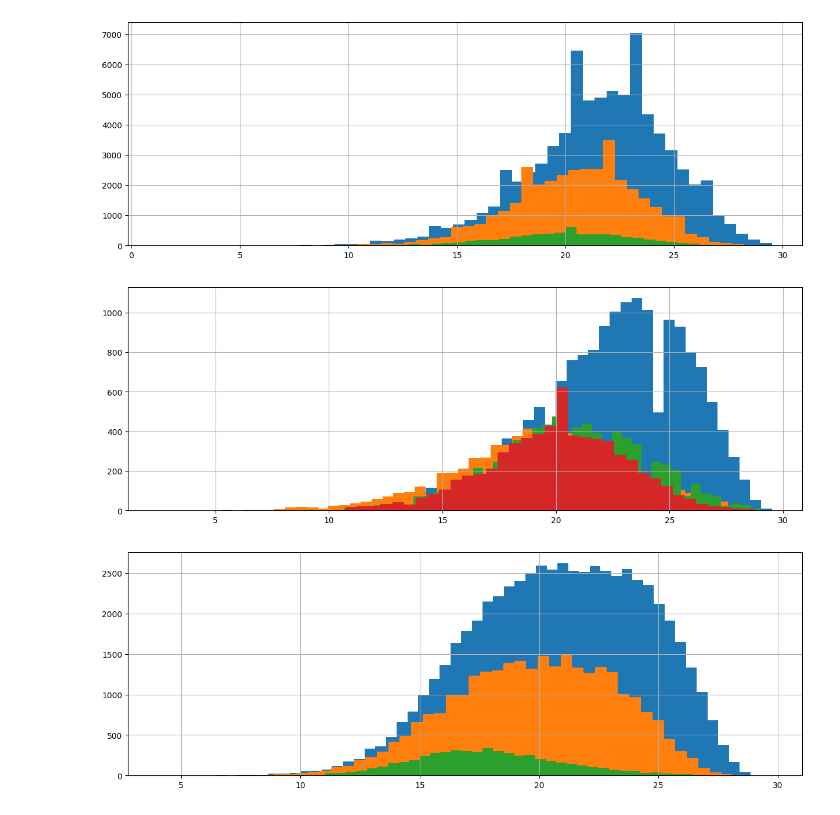
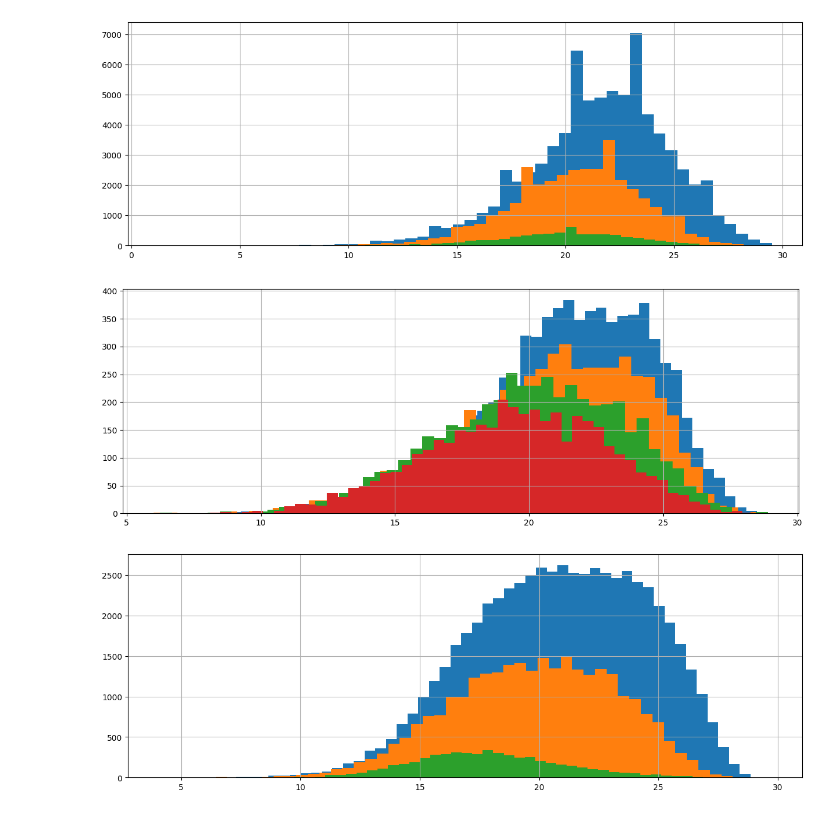
Before and after one commit to anthony2708/tech-savvy, a Jupyter notebook: assets/THPTQG/score_analysis_2024.ipynb, the cells around one changed output. Drawn from its saved outputs; the diff is of its cells as text; code cells hidden in the pictures.

```diff
--- a/assets/THPTQG/score_analysis_2024.ipynb
+++ b/assets/THPTQG/score_analysis_2024.ipynb
@@ -176,9 +176,9 @@ for ma_tinh in ['01', '02', '46']:
 [figure]
 # %%
 for ma_tinh in ['03', '04', '55', '46']:
-    df[df['ma_tinh'] == ma_tinh].c00.hist(bins = 51, figsize = (15,5))
+    df[df['ma_tinh'] == ma_tinh].a01.hist(bins = 51, figsize = (15,5))
 # %% [output]
-[figure, old version]
+[figure, new version]
 # %%
 for ma_tinh in ['01', '02', '46']:
     df[df['ma_tinh'] == ma_tinh].d14.hist(bins = 51, figsize = (15,5))
```
Also changed, not shown: parts of 2 cells of this notebook.
